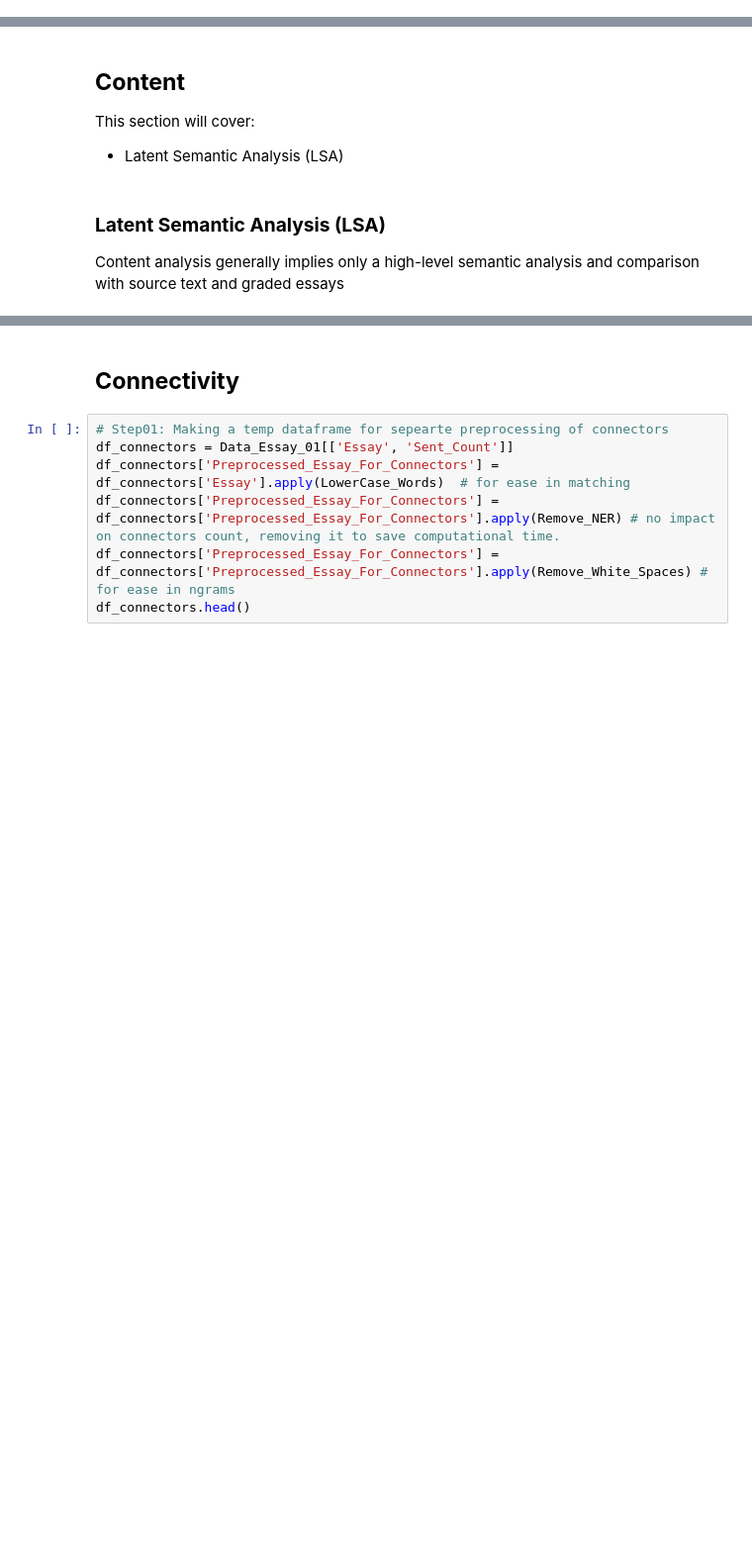
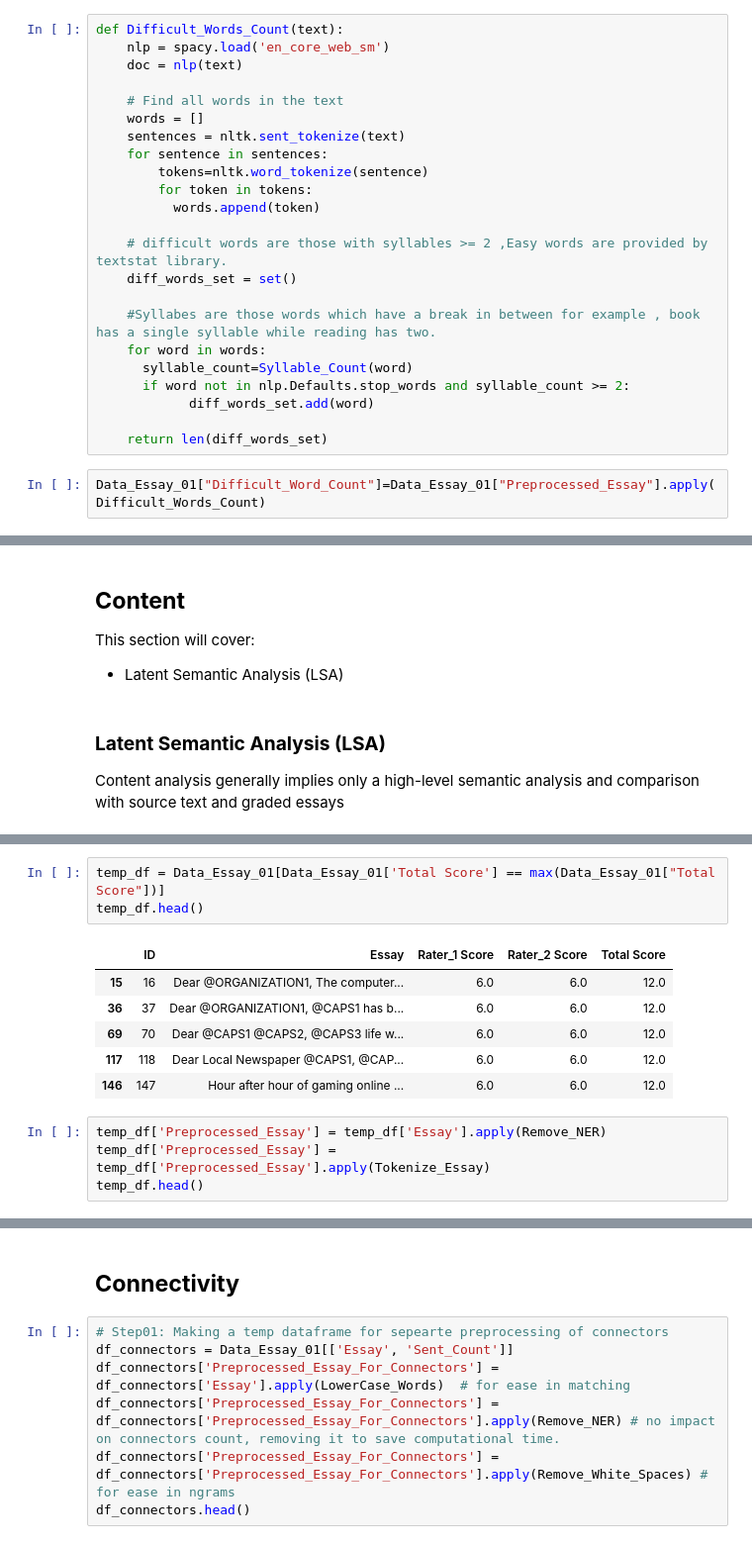
Before and after one commit to mustafabawany/IntelliTech, a Jupyter notebook: Feature_Engineering.ipynb, the cells around one changed output, grey strips where cells are left out. Shown at 99% size. Cells and saved outputs as stored; diff of their text form; blank space fills up the shorter version.

```diff
--- a/Feature_Engineering.ipynb
+++ b/Feature_Engineering.ipynb
@@ -288,3 +292,28 @@ KeyError: ignored
+# %%
+def Difficult_Words_Count(text):
+    nlp = spacy.load('en_core_web_sm')
+    doc = nlp(text)
+
+    # Find all words in the text
+    words = []
+    sentences = nltk.sent_tokenize(text)
+    for sentence in sentences:
+        tokens=nltk.word_tokenize(sentence)
+        for token in tokens:
+          words.append(token)
+
+    # difficult words are those with syllables >= 2 ,Easy words are provided by textstat library.
+    diff_words_set = set()
+
+    #Syllabes are those words which have a break in between for example , book has a single syllable while reading has two.
+    for word in words:
+      syllable_count=Syllable_Count(word)
+      if word not in nlp.Defaults.stop_words and syllable_count >= 2:
+            diff_words_set.add(word)
+
+    return len(diff_words_set)
+# %%
+Data_Essay_01["Difficult_Word_Count"]=Data_Essay_01["Preprocessed_Essay"].apply(Difficult_Words_Count)
 # %% [markdown]
 ## **Parts Of Speech Counts**
 
@@ -621,0 +688,14 @@ Semantic metrics assess the correctness of content connotation
+# %%
+temp_df = Data_Essay_01[Data_Essay_01['Total Score'] == max(Data_Essay_01["Total Score"])]
+temp_df.head()
+# %% [output]
+|  | ID | Essay | Rater_1 Score | Rater_2 Score | Total Score |
+| 15 | 16 | Dear @ORGANIZATION1, The computer... | 6.0 | 6.0 | 12.0 |
+| 36 | 37 | Dear @ORGANIZATION1, @CAPS1 has b... | 6.0 | 6.0 | 12.0 |
+| 69 | 70 | Dear @CAPS1 @CAPS2, @CAPS3 life w... | 6.0 | 6.0 | 12.0 |
+| 117 | 118 | Dear Local Newspaper @CAPS1, @CAP... | 6.0 | 6.0 | 12.0 |
+| 146 | 147 | Hour after hour of gaming online ... | 6.0 | 6.0 | 12.0 |
+# %%
+temp_df['Preprocessed_Essay'] = temp_df['Essay'].apply(Remove_NER)
+temp_df['Preprocessed_Essay'] = temp_df['Preprocessed_Essay'].apply(Tokenize_Essay)
+temp_df.head()
```
Also changed, not shown: parts of 47 cells of this notebook, 1 other file.
